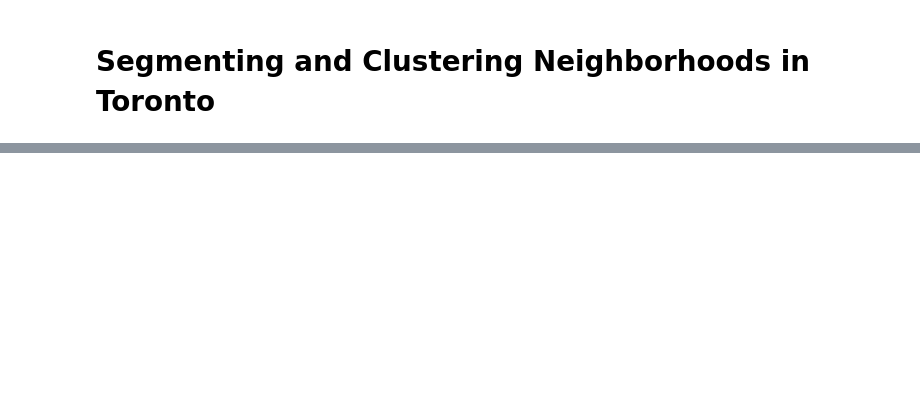
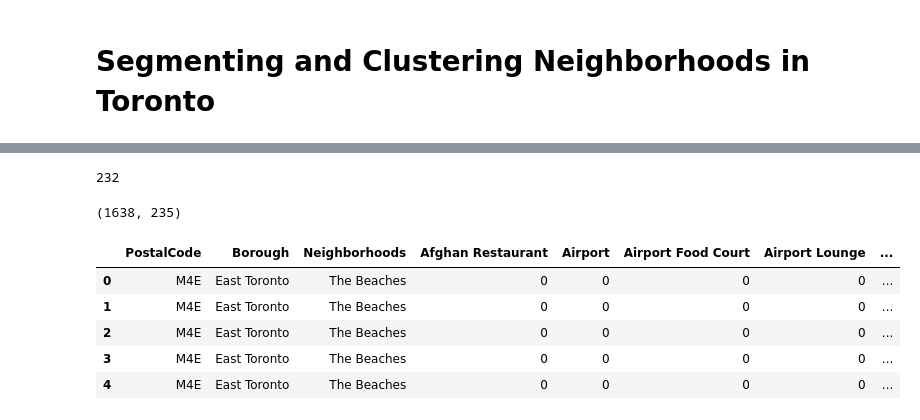
Before and after one commit to unithiz/Coursera_Capstone, a Jupyter notebook: torronto.ipynb, the cells around one changed output, grey strips where cells are left out. Saved outputs shown, nothing was run; the diff lists cells and outputs as text; code cells hidden in the pictures; blank space fills up the shorter version.

```diff
--- a/torronto.ipynb
+++ b/torronto.ipynb
@@ -109,0 +180,17 @@ canada_df.shape
+# %%
+map_toronto = folium.Map(location=[latitude, longitude], zoom_start=12)
+
+for lat, long, post, borough, neigh in zip(toronto_central_df['Latitude'], toronto_central_df['Longitude'], toronto_central_df['PostalCode'], toronto_central_df['Borough'], toronto_central_df['Neighborhood']):
+    label = "{} ({}): {}".format(borough, post, neigh)
+    popup = folium.Popup(label, parse_html=True)
+    folium.CircleMarker(
+        [lat, long],
+        radius=5,
+        popup=popup,
+        color='blue',
+        fill=True,
+        fill_color='#3186cc',
+        fill_opacity=0.7,
+        parse_html=False).add_to(map_toronto)
+
+map_toronto
@@ -109,0 +273,27 @@ canada_df.shape
+# %%
+len(venues_df['VenueCategory'].unique())
+# %% [output]
+232
+# %%
+# one hot encoding
+toronto_central_onehot = pd.get_dummies(venues_df[['VenueCategory']], prefix="", prefix_sep="")
+
+# add postal, borough and neighborhood column back to dataframe
+toronto_central_onehot['PostalCode'] = venues_df['PostalCode']
+toronto_central_onehot['Borough'] = venues_df['Borough']
+toronto_central_onehot['Neighborhoods'] = venues_df['Neighborhood']
+
+# move postal, borough and neighborhood column to the first column
+fixed_columns = list(toronto_central_onehot.columns[-3:]) + list(toronto_central_onehot.columns[:-3])
+toronto_central_onehot = toronto_central_onehot[fixed_columns]
+
+print(toronto_central_onehot.shape)
+toronto_central_onehot.head()
+# %% [output]
+(1638, 235)
+|  | PostalCode | Borough | Neighborhoods | Afghan Restaurant | Airport | Airport Food Court | Airport Lounge | ... |
+| 0 | M4E | East Toronto | The Beaches | 0 | 0 | 0 | 0 | ... |
+| 1 | M4E | East Toronto | The Beaches | 0 | 0 | 0 | 0 | ... |
+| 2 | M4E | East Toronto | The Beaches | 0 | 0 | 0 | 0 | ... |
+| 3 | M4E | East Toronto | The Beaches | 0 | 0 | 0 | 0 | ... |
+| 4 | M4E | East Toronto | The Beaches | 0 | 0 | 0 | 0 | ... |
```
Also changed, not shown: parts of 40 cells of this notebook, 1 other file.
